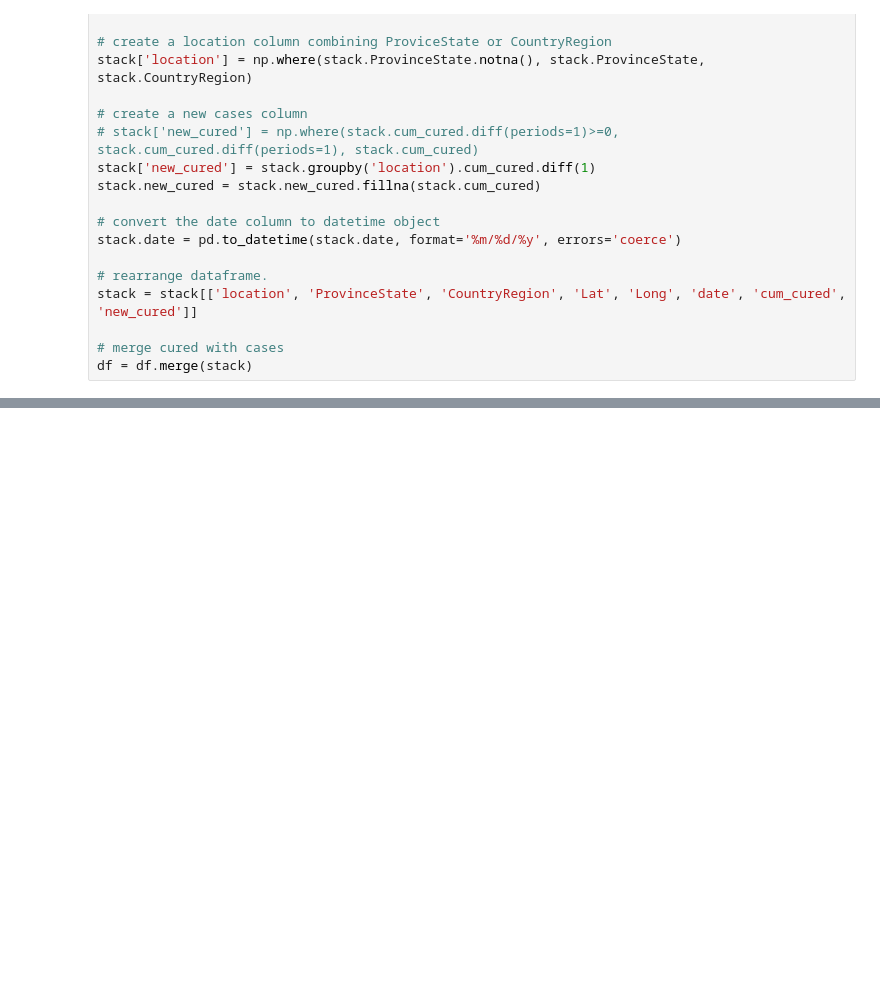
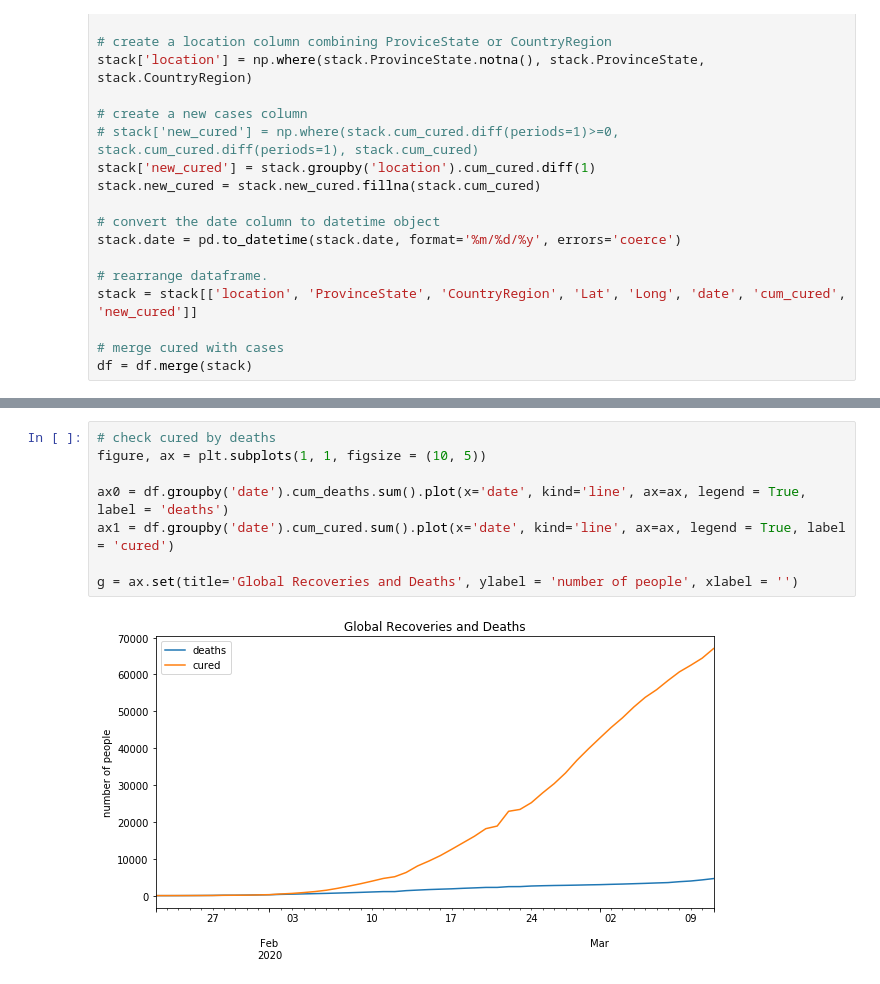
Before and after one commit to mustakarhu/ELY-Python-for-Data-Science, a Jupyter notebook: ncov/ncov.ipynb, the cells around one changed output, grey strips where cells are left out. Drawn from its saved outputs; the diff is of its cells as text; blank space fills up the shorter version.

```diff
--- a/ncov/ncov.ipynb
+++ b/ncov/ncov.ipynb
@@ -241,0 +204,10 @@ Name: cum_cases, dtype: int64
+# %%
+# check cured by deaths
+figure, ax = plt.subplots(1, 1, figsize = (10, 5))
+
+ax0 = df.groupby('date').cum_deaths.sum().plot(x='date', kind='line', ax=ax, legend = True, label = 'deaths')
+ax1 = df.groupby('date').cum_cured.sum().plot(x='date', kind='line', ax=ax, legend = True, label = 'cured')
+
+g = ax.set(title='Global Recoveries and Deaths', ylabel = 'number of people', xlabel = '')
+# %% [output]
+[figure, added]
```
Also changed, not shown: parts of 22 cells of this notebook, 1 other file.
